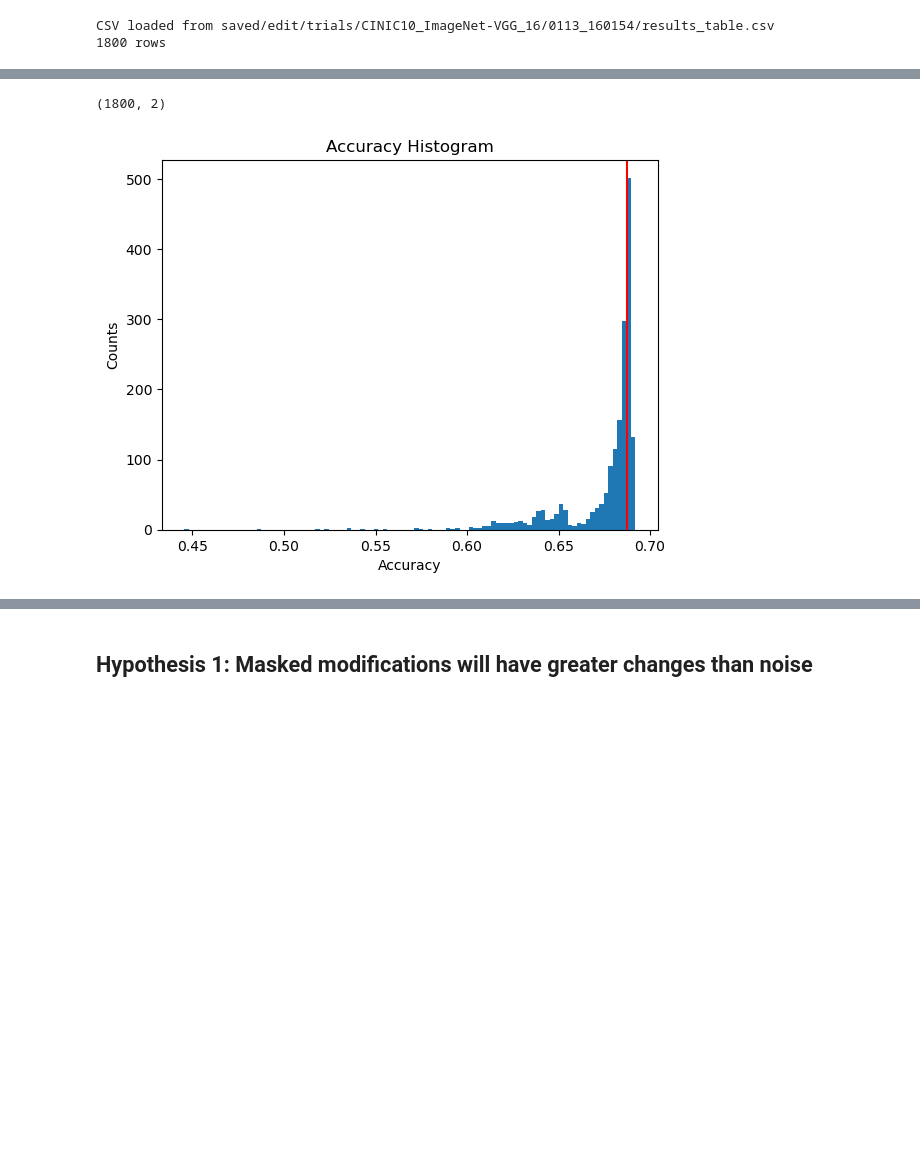
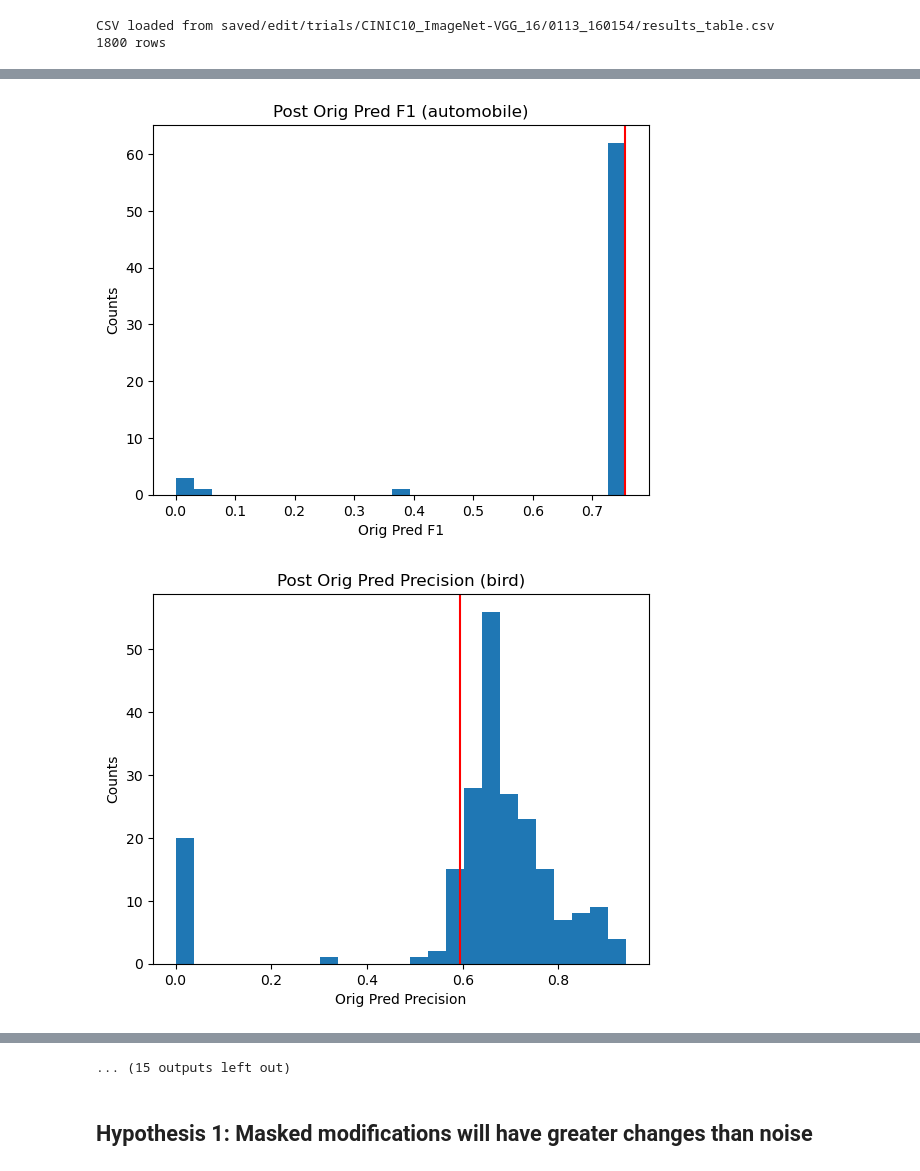
Before and after one commit to allisonchen23/model-editing, a Jupyter notebook: csv_analysis.ipynb, the cells around one changed output, grey strips where cells are left out. Cells and saved outputs as stored; diff of their text form; code cells hidden in the pictures; blank space fills up the shorter version.

Commit message:
extended orig pred histogram to group by any column's unique values

```diff
--- a/csv_analysis.ipynb
+++ b/csv_analysis.ipynb
@@ -351,16 +266,11 @@ Name: Post Orig Pred F1, Length: 67, dtype: float64
-# %%
-pre_acc = df['Pre Accuracy'].to_numpy()
-post_acc = df['Post Accuracy'].to_numpy()
-data = np.stack([pre_acc, post_acc], axis=1)
-print(data.shape)
-
-histogram(data=post_acc,
-          n_bins=100,
-          # data_range=(0.5, 0.8),
-          marker=np.mean(pre_acc),
-          title="Accuracy Histogram",
-          xlabel="Accuracy",
-          ylabel="Counts")
-# %% [output]
-(1800, 2)
-[figure, removed]
+# %%
+# Display histograms per original class prediction
+orig_pred_metrics = ['{} Orig Pred Precision', '{} Orig Pred Recall', '{} Orig Pred F1']
+orig_pred_save_dir = os.path.join(graph_save_dir, 'original_predictions')
+stratify_histogram(df,
+                   column_name="Pre key Prediction",
+                   class_list=class_list,
+                   metrics=orig_pred_metrics,
+                   n_bins=25,
+                   save_dir=orig_pred_save_dir)
+# %% [output]
@@ -366,0 +282,2 @@ histogram(data=post_acc,
+[figure, added]
+[figure, added]
@@ -367,3 +289,4 @@ histogram(data=post_acc,
+... (15 outputs left out)
 # %% [markdown]
 ## Hypothesis 1: Masked modifications will have greater changes than noise
 # %%
```
Also changed, not shown: parts of 4 cells of this notebook.
